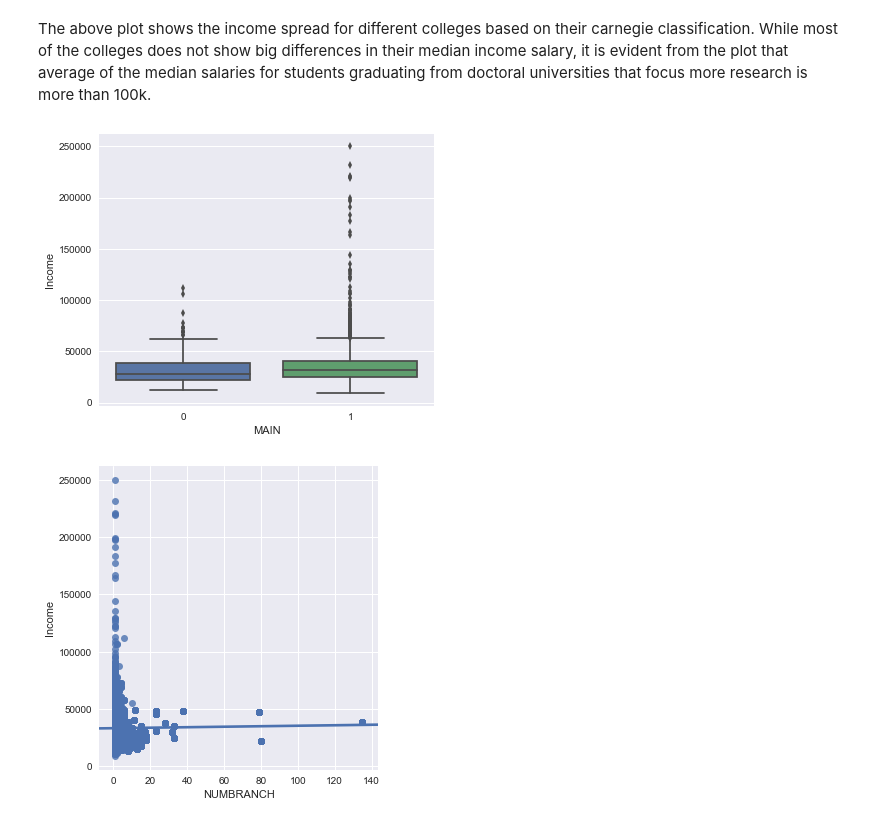
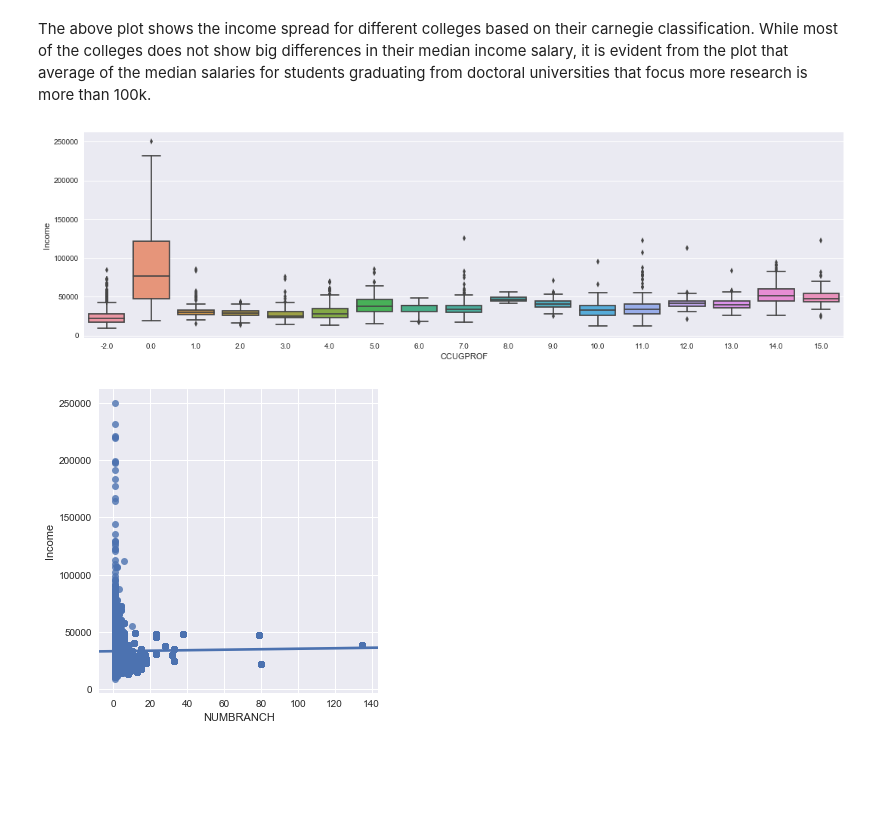
Before and after one commit to harsh29320/Capstone_project---1, a Jupyter notebook: Capstone_Project_Final_draft_1.ipynb, the cells around one changed output. Saved outputs shown, nothing was run; the diff lists cells and outputs as text; code cells hidden in the pictures; blank space fills up the shorter version.

```diff
--- a/Capstone_Project_Final_draft_1.ipynb
+++ b/Capstone_Project_Final_draft_1.ipynb
@@ -292,10 +290,10 @@ _ =sns.set(rc={'figure.figsize':(18,5)})
 # %% [markdown]
 The above plot shows the income spread for different colleges based on their carnegie classification. While most of the colleges does not show big differences in their median income salary, it is evident from the plot that average of the median salaries for students graduating from doctoral universities that focus more research is more than 100k.
 # %%
-_ = sns.boxplot(x='MAIN', y='Income',data=df5)
+_ = sns.boxplot(x='CCUGPROF', y='Income',data=df5)
 _ = sns.set(rc={'figure.figsize':(6,5)})
 # %% [output]
-[figure, old version]
+[figure, new version]
 # %%
 _ = sns.lmplot(x='NUMBRANCH', y='Income', data=df5)
 # %% [output]
```
Also changed, not shown: parts of 41 cells of this notebook.
